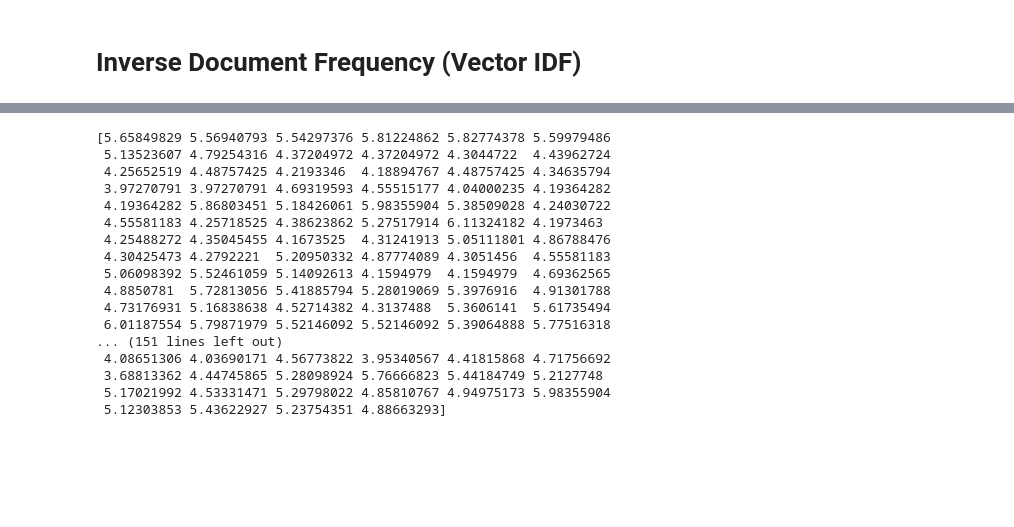
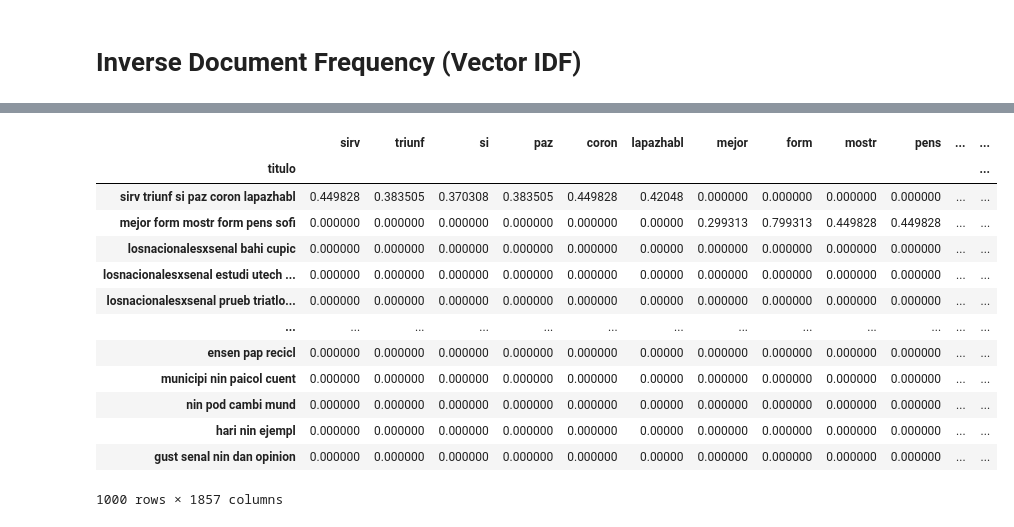
Before and after one commit to devBorisG/Estadistica-III, a Jupyter notebook: Tarea 4/Categorias.ipynb, the cells around one changed output, grey strips where cells are left out. Drawn from its saved outputs; the diff is of its cells as text; code cells hidden in the pictures; blank space fills up the shorter version.

```diff
--- a/Tarea 4/Categorias.ipynb
+++ b/Tarea 4/Categorias.ipynb
@@ -391,19 +389,17 @@ df_mult = np.dot(np.array(df_matriz_TF.values),df_idf)
 # %%
+df_matriz_tf_idf
 # %% [output]
+|  | sirv | triunf | si | paz | coron | lapazhabl | mejor | form | mostr | pens | ... | ... |
+| titulo |  |  |  |  |  |  |  |  |  |  |  | ... |
+| sirv triunf si paz coron lapazhabl | 0.449828 | 0.383505 | 0.370308 | 0.383505 | 0.449828 | 0.42048 | 0.000000 | 0.000000 | 0.000000 | 0.000000 | ... | ... |
+| mejor form mostr form pens sofi | 0.000000 | 0.000000 | 0.000000 | 0.000000 | 0.000000 | 0.00000 | 0.299313 | 0.799313 | 0.449828 | 0.449828 | ... | ... |
+| losnacionalesxsenal bahi cupic | 0.000000 | 0.000000 | 0.000000 | 0.000000 | 0.000000 | 0.00000 | 0.000000 | 0.000000 | 0.000000 | 0.000000 | ... | ... |
+| losnacionalesxsenal estudi utech ... | 0.000000 | 0.000000 | 0.000000 | 0.000000 | 0.000000 | 0.00000 | 0.000000 | 0.000000 | 0.000000 | 0.000000 | ... | ... |
+| losnacionalesxsenal prueb triatlo... | 0.000000 | 0.000000 | 0.000000 | 0.000000 | 0.000000 | 0.00000 | 0.000000 | 0.000000 | 0.000000 | 0.000000 | ... | ... |
+| ... | ... | ... | ... | ... | ... | ... | ... | ... | ... | ... | ... | ... |
+| ensen pap recicl | 0.000000 | 0.000000 | 0.000000 | 0.000000 | 0.000000 | 0.00000 | 0.000000 | 0.000000 | 0.000000 | 0.000000 | ... | ... |
+| municipi nin paicol cuent | 0.000000 | 0.000000 | 0.000000 | 0.000000 | 0.000000 | 0.00000 | 0.000000 | 0.000000 | 0.000000 | 0.000000 | ... | ... |
+| nin pod cambi mund | 0.000000 | 0.000000 | 0.000000 | 0.000000 | 0.000000 | 0.00000 | 0.000000 | 0.000000 | 0.000000 | 0.000000 | ... | ... |
+| hari nin ejempl | 0.000000 | 0.000000 | 0.000000 | 0.000000 | 0.000000 | 0.00000 | 0.000000 | 0.000000 | 0.000000 | 0.000000 | ... | ... |
+| gust senal nin dan opinion | 0.000000 | 0.000000 | 0.000000 | 0.000000 | 0.000000 | 0.00000 | 0.000000 | 0.000000 | 0.000000 | 0.000000 | ... | ... |
-[5.65849829 5.56940793 5.54297376 5.81224862 5.82774378 5.59979486
- 5.13523607 4.79254316 4.37204972 4.37204972 4.3044722  4.43962724
- 4.25652519 4.48757425 4.2193346  4.18894767 4.48757425 4.34635794
- 3.97270791 3.97270791 4.69319593 4.55515177 4.04000235 4.19364282
- 4.19364282 5.86803451 5.18426061 5.98355904 5.38509028 4.24030722
- 4.55581183 4.25718525 4.38623862 5.27517914 6.11324182 4.1973463
- 4.25488272 4.35045455 4.1673525  4.31241913 5.05111801 4.86788476
- 4.30425473 4.2792221  5.20950332 4.87774089 4.3051456  4.55581183
- 5.06098392 5.52461059 5.14092613 4.1594979  4.1594979  4.69362565
- 4.8850781  5.72813056 5.41885794 5.28019069 5.3976916  4.91301788
- 4.73176931 5.16838638 4.52714382 4.3137488  5.3606141  5.61735494
- 6.01187554 5.79871979 5.52146092 5.52146092 5.39064888 5.77516318
-... (151 lines left out)
- 4.08651306 4.03690171 4.56773822 3.95340567 4.41815868 4.71756692
- 3.68813362 4.44745865 5.28098924 5.76666823 5.44184749 5.2127748
- 5.17021992 4.53331471 5.29798022 4.85810767 4.94975173 5.98355904
- 5.12303853 5.43622927 5.23754351 4.88663293]
+1000 rows × 1857 columns
```
Also changed, not shown: parts of 18 cells of this notebook.
